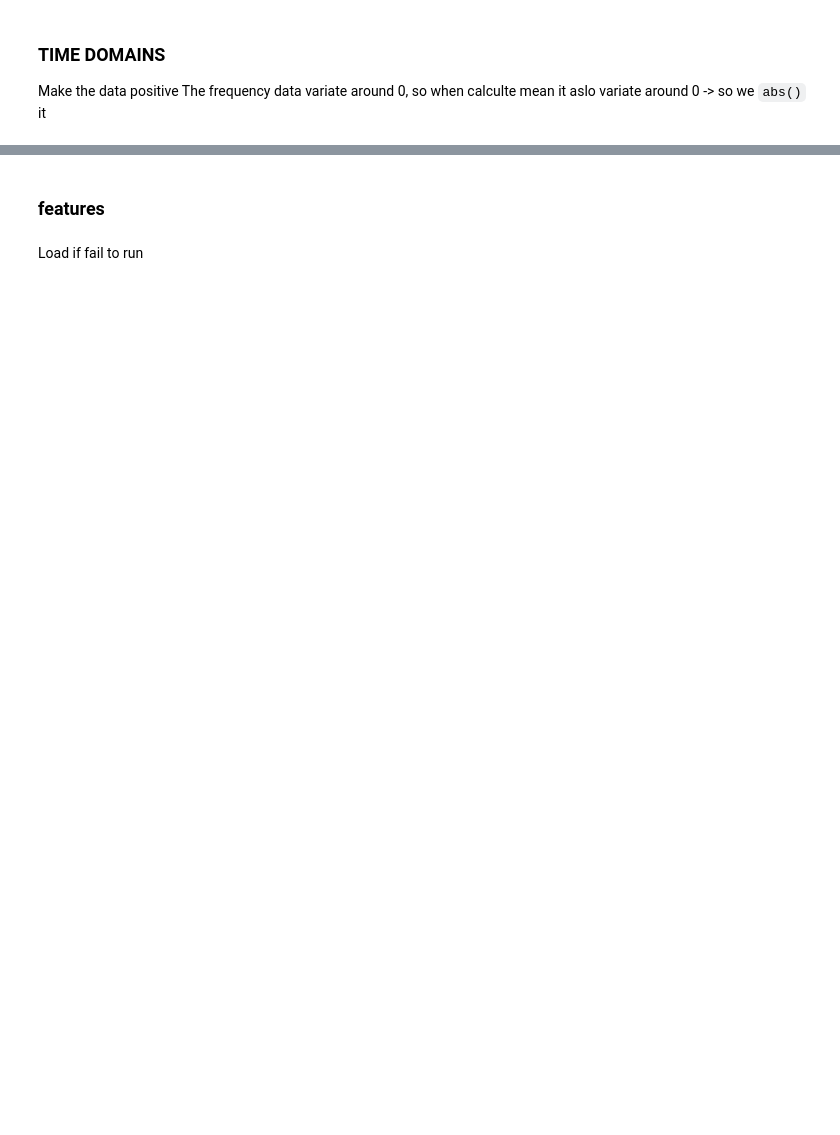
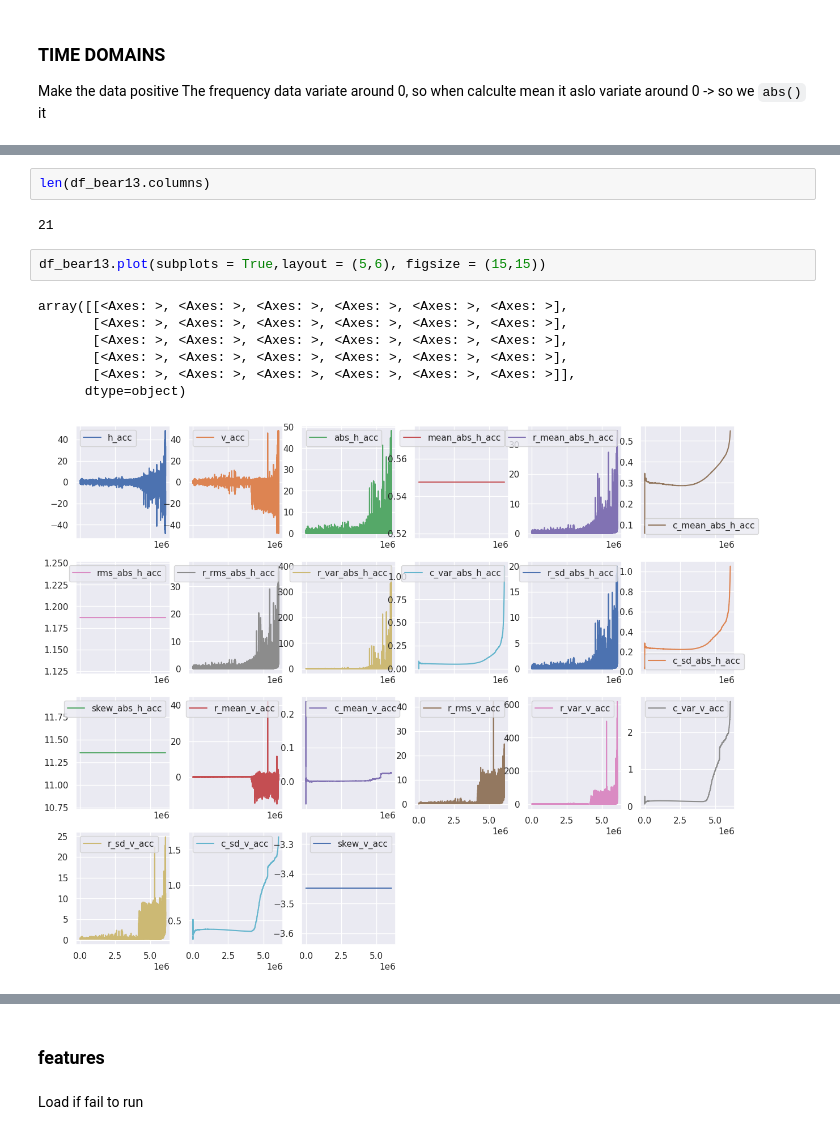
Before and after one commit to TamaVux/PdM, a Jupyter notebook: Pronostia/Pronostia.ipynb, the cells around one changed output, grey strips where cells are left out. Cells and saved outputs as stored; diff of their text form; blank space fills up the shorter version.

```diff
--- a/Pronostia/Pronostia.ipynb
+++ b/Pronostia/Pronostia.ipynb
@@ -404,0 +444,14 @@ time_domain.pd_abs(df = df_bear13, col = 'h_acc')
+# %%
+len(df_bear13.columns)
+# %% [output]
+21
+# %%
+df_bear13.plot(subplots = True,layout = (5,6), figsize = (15,15))
+# %% [output]
+array([[<Axes: >, <Axes: >, <Axes: >, <Axes: >, <Axes: >, <Axes: >],
+       [<Axes: >, <Axes: >, <Axes: >, <Axes: >, <Axes: >, <Axes: >],
+       [<Axes: >, <Axes: >, <Axes: >, <Axes: >, <Axes: >, <Axes: >],
+       [<Axes: >, <Axes: >, <Axes: >, <Axes: >, <Axes: >, <Axes: >],
+       [<Axes: >, <Axes: >, <Axes: >, <Axes: >, <Axes: >, <Axes: >]],
+      dtype=object)
+[figure, added]
```
Also changed, not shown: parts of 20 cells of this notebook.
